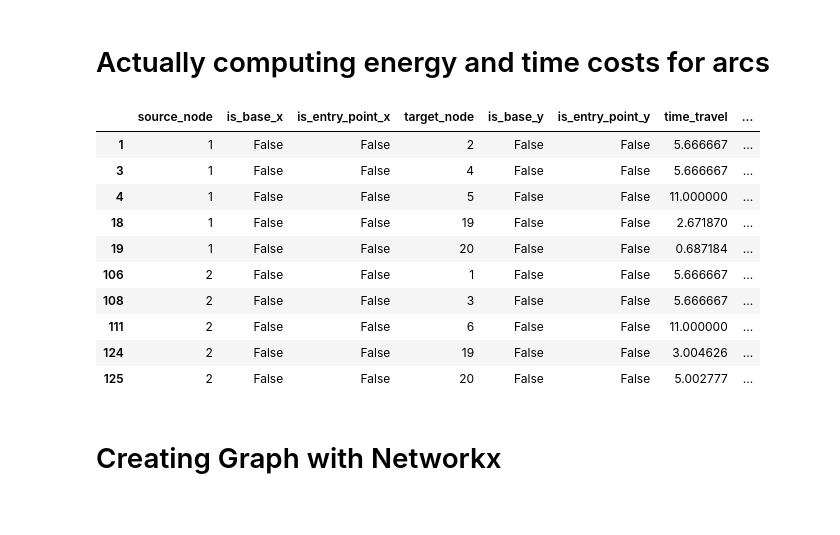
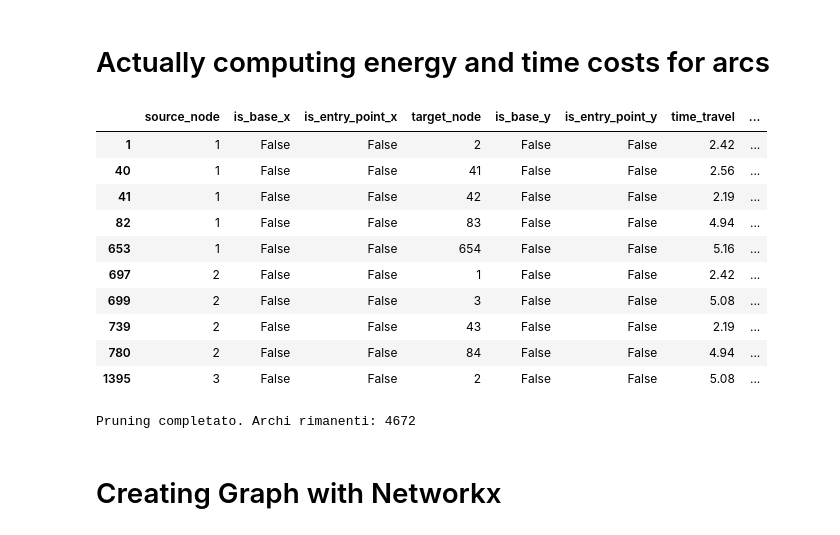
Before and after one commit to CompagnoniAndrea/drone-route-optimization, a Jupyter notebook: Big_project.ipynb, the cells around one changed output. Drawn from its saved outputs; the diff is of its cells as text; code cells hidden in the pictures.

```diff
--- a/Big_project.ipynb
+++ b/Big_project.ipynb
@@ -6,7 +6,7 @@ import matplotlib as plt
 import networkx as nx
 import mip
 
-BUILDING_NAME = "Edificio1.csv"
+BUILDING_NAME = "Edificio2.csv"
 
 ASCENDING_SPEED = 1.0
 DESCENDING_SPEED = 2.0
@@ -35,11 +35,9 @@ nodes = pd.read_csv(BUILDING_NAME)
 # Adding is_base and is_entry_point columns
 
 nodes["is_base"] = False
-
 nodes["is_entry_point"] = nodes["y"] <= Y_ENTRY_POINT
 
-
-# Creating new rows for base points
+# Genero tutte le basi candidate come prima
 bases = []
 for x in X_BASE_RANGE:
     for y in Y_BASE_RANGE:
@@ -47,7 +45,24 @@ for x in X_BASE_RANGE:
             {"x": x, "y": y, "z": Z_BASE, "is_base": True, "is_entry_point": False}
         )
 
-# Appending base rows to the building dataframe
-building = pd.concat([nodes, pd.DataFrame(bases)], ignore_index=True)
+bases_df = pd.DataFrame(bases)
+
+# Calcolo del centroide sui nodi di servizio
+centroid_x = nodes["x"].mean()
+centroid_y = nodes["y"].mean()
+
+# Seleziono la base candidata più vicina al centroide (distanza euclidea su x,y)
+bases_df["dist_centroid"] = np.hypot(
+    bases_df["x"] - centroid_x, bases_df["y"] - centroid_y
+)
+nearest_idx = bases_df["dist_centroid"].idxmin()
+selected_base = bases_df.loc[[nearest_idx]].drop(columns=["dist_centroid"])
+
+# Mantengo solo i nodi di servizio + la base più vicina al centroide
+building = pd.concat([nodes, selected_base], ignore_index=True)
 
 building.to_csv("building.csv", index=False)
+print(
+    "Base scelta (più vicina al centroide): "
+    f"(x={selected_base.iloc[0]['x']}, y={selected_base.iloc[0]['y']}, z={Z_BASE})"
+)
@@ -221,27 +238,47 @@ def compute_energy_cost(dataframe):
 # %%
 # computing time travel and energy cost for each pair (edges)
 
 nodes_pairs = compute_time_travel(nodes_pairs)
 
 nodes_pairs = compute_energy_cost(nodes_pairs)
 
+# rounding to 2 decimal places
+nodes_pairs["time_travel"] = nodes_pairs["time_travel"].round(2)
+nodes_pairs["energy_consumption"] = nodes_pairs["energy_consumption"].round(2)
+
 nodes_pairs.drop(
     columns=["d_horizontal", "d_vertical", "euclidean_distance"], inplace=True
 )
 
 nodes_pairs.head(10)
 # %% [output]
 |  | source_node | is_base_x | is_entry_point_x | target_node | is_base_y | is_entry_point_y | time_travel | ... |
-| 1 | 1 | False | False | 2 | False | False | 5.666667 | ... |
-| 3 | 1 | False | False | 4 | False | False | 5.666667 | ... |
-| 4 | 1 | False | False | 5 | False | False | 11.000000 | ... |
-| 18 | 1 | False | False | 19 | False | False | 2.671870 | ... |
-| 19 | 1 | False | False | 20 | False | False | 0.687184 | ... |
-| 106 | 2 | False | False | 1 | False | False | 5.666667 | ... |
-| 108 | 2 | False | False | 3 | False | False | 5.666667 | ... |
-| 111 | 2 | False | False | 6 | False | False | 11.000000 | ... |
-| 124 | 2 | False | False | 19 | False | False | 3.004626 | ... |
-| 125 | 2 | False | False | 20 | False | False | 5.002777 | ... |
+| 1 | 1 | False | False | 2 | False | False | 2.42 | ... |
+| 40 | 1 | False | False | 41 | False | False | 2.56 | ... |
+| 41 | 1 | False | False | 42 | False | False | 2.19 | ... |
+| 82 | 1 | False | False | 83 | False | False | 4.94 | ... |
+| 653 | 1 | False | False | 654 | False | False | 5.16 | ... |
+| 697 | 2 | False | False | 1 | False | False | 2.42 | ... |
+| 699 | 2 | False | False | 3 | False | False | 5.08 | ... |
+| 739 | 2 | False | False | 43 | False | False | 2.19 | ... |
+| 780 | 2 | False | False | 84 | False | False | 4.94 | ... |
+| 1395 | 3 | False | False | 2 | False | False | 5.08 | ... |
+# %%
+# Pruning degli archi: manteniamo gli archi più corti sia in uscita che in entrata per garantire la connettività
+k_keep = 20
+
+# Archi migliori in uscita (per garantire out-degree >= 1)
+out_edges = nodes_pairs.sort_values("time_travel").groupby("source_node").head(k_keep)
+
+# Archi migliori in entrata (per garantire in-degree >= 1)
+in_edges = nodes_pairs.sort_values("time_travel").groupby("target_node").head(k_keep)
+
+# Unione degli archi per evitare nodi isolati
+nodes_pairs = pd.concat([out_edges, in_edges]).drop_duplicates()
+
+print(f"Pruning completato. Archi rimanenti: {len(nodes_pairs)}")
+# %% [output]
+Pruning completato. Archi rimanenti: 4672
 # %% [markdown]
 # Creating Graph with Networkx
 # %%
```
Also changed, not shown: parts of 20 cells of this notebook, 2 other files.
